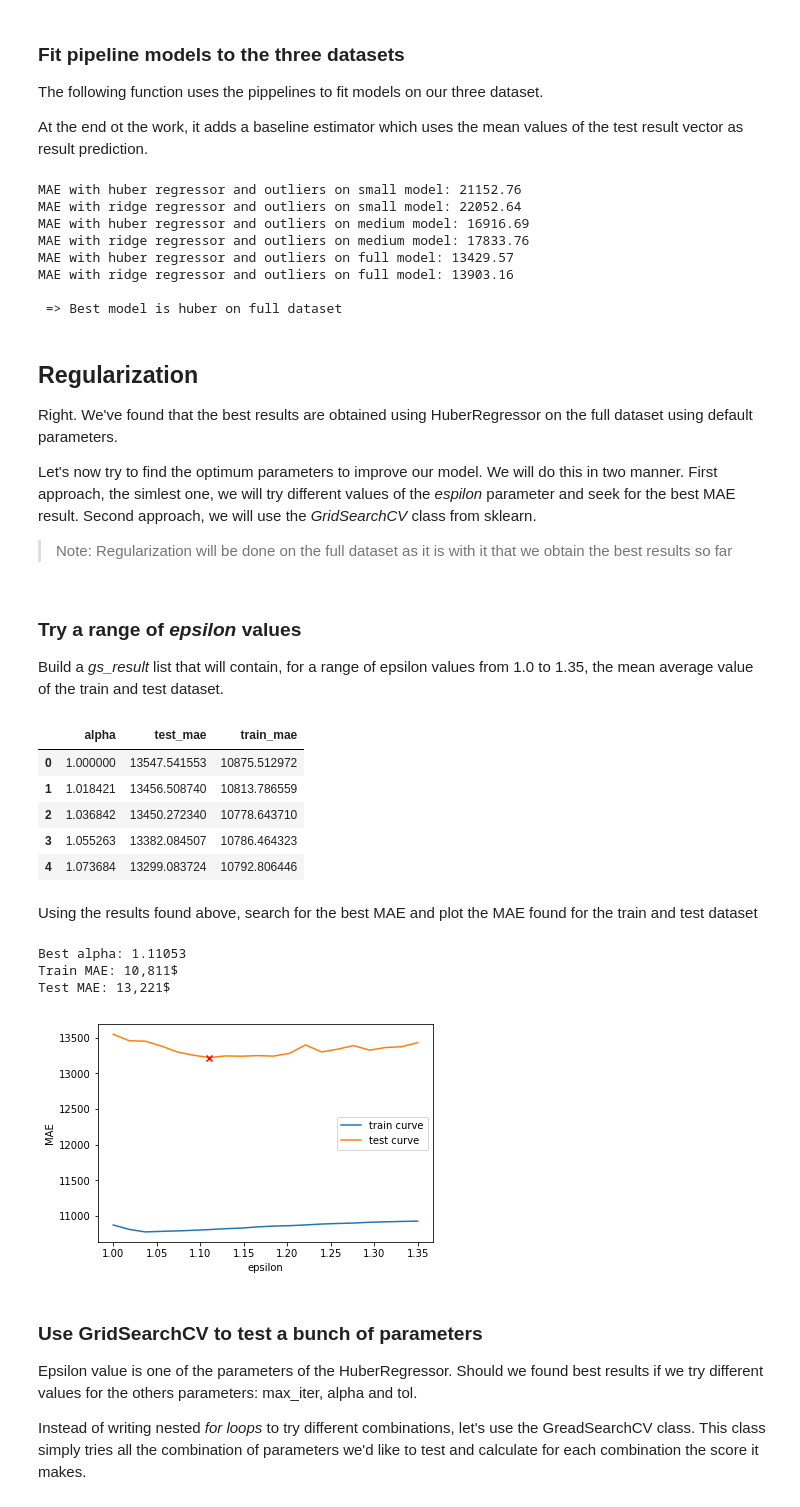
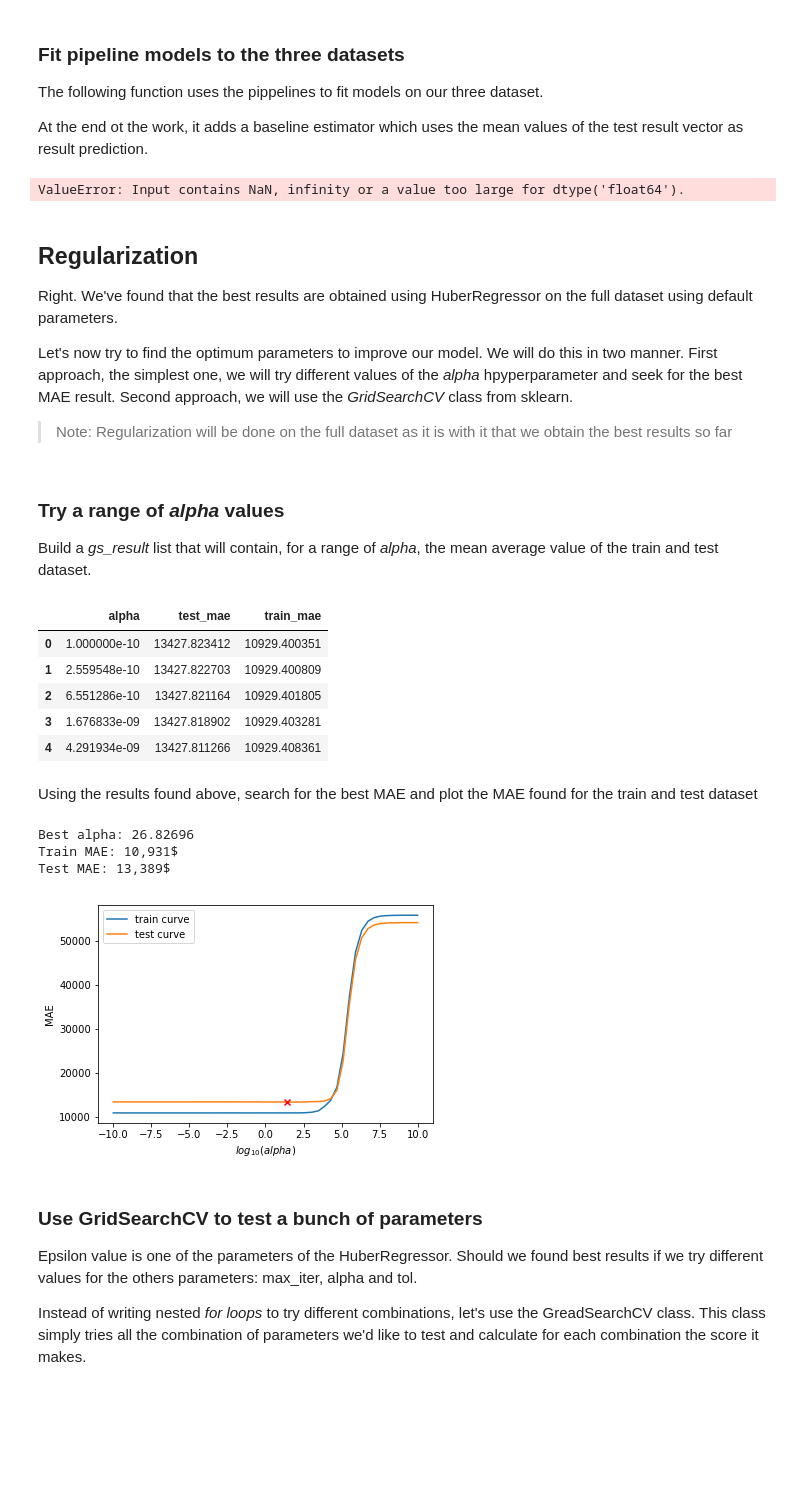
Before and after one commit to xnicolovici/machine_learning, a Jupyter notebook: notebooks/Course No 3/09. Course project/03. Part 2 - House prices/house-prices-solution-2-of-2.ipynb, the cells around one changed output. Drawn from its saved outputs; the diff is of its cells as text; code cells hidden in the pictures; blank space fills up the shorter version.

```diff
--- a/notebooks/Course No 3/09. Course project/03. Part 2 - House prices/house-prices-solution-2-of-2.ipynb
+++ b/notebooks/Course No 3/09. Course project/03. Part 2 - House prices/house-prices-solution-2-of-2.ipynb
@@ -200,10 +200,10 @@ from sklearn.linear_model import Ridge
 from sklearn.metrics import mean_absolute_error as MAE
 # %%
 pipelines = {
-    'huber': Pipeline([
-            ('scaler', StandardScaler()),
-            ('estimator', HuberRegressor())
-        ]),
+    #'huber': Pipeline([
+    #        ('scaler', StandardScaler()),
+    #        ('estimator', HuberRegressor())
+    #    ]),
     'ridge': Pipeline([
             ('scaler', StandardScaler()),
             ('estimator', Ridge())
@@ -222,7 +222,8 @@ At the end ot the work, it adds a baseline estimator which uses the mean values
 def fitModels(model_results=model_results, pipelines=pipelines):
     smallest_mae = None
     best_model = None
-    for model_name in model_results.keys():
+    #for model_name in model_results.keys():
+    for model_name in ['small']:
         model_results[model_name]['regression'] = {}
         for pipeline_name in pipelines.keys():
             # fit model Ridge with outliers
@@ -260,38 +261,30 @@ def fitModels(model_results=model_results, pipelines=pipelines):
 
 fitModels()
 # %% [output]
-MAE with huber regressor and outliers on small model: 21152.76
-MAE with ridge regressor and outliers on small model: 22052.64
-MAE with huber regressor and outliers on medium model: 16916.69
-MAE with ridge regressor and outliers on medium model: 17833.76
-MAE with huber regressor and outliers on full model: 13429.57
-MAE with ridge regressor and outliers on full model: 13903.16
-
- => Best model is huber on full dataset
+ValueError: Input contains NaN, infinity or a value too large for dtype('float64').
 # %% [markdown]
 ## Regularization
 
 Right. We've found that the best results are obtained using HuberRegressor on the full dataset using default parameters.
 
-Let's now try to find the optimum parameters to improve our model. We will do this in two manner. First approach, the simlest one, we will try different values of the *espilon* parameter and seek for the best MAE result. Second approach, we will use the *GridSearchCV* class from sklearn.
+Let's now try to find the optimum parameters to improve our model. We will do this in two manner. First approach, the simplest one, we will try different values of the *alpha* hpyperparameter and seek for the best MAE result. Second approach, we will use the *GridSearchCV* class from sklearn.
 
 > Note: Regularization will be done on the full dataset as it is with it that we obtain the best results so far
 # %% [markdown]
-### Try a range of *epsilon* values
+### Try a range of *alpha* values
 
-Build a *gs_result* list that will contain, for a range of epsilon values from 1.0 to 1.35, the mean average value of the train and test dataset.
+Build a *gs_result* list that will contain, for a range of *alpha*, the mean average value of the train and test dataset.
 # %%
 
 # Variable to store the results
 gs_results = []
 
 # Grid search
-#for alpha in np.logspace(1, 4, num=100):
-for alpha in np.linspace(1.0, 1.35, num=20):
+for alpha in np.logspace(-10, 10, num=50):
     model='huber'
     # Create and fit ridge regression
     #pipelines[model].set_params(**{'ridge__alpha': alpha})
-    pipelines['huber'].set_params(**{'estimator__epsilon': alpha})
+    pipelines['huber'].set_params(**{'estimator__alpha': alpha})
 
     pipelines[model].fit(model_results['full']['X_tr'], model_results['full']['y_tr'])
     #pipelines['huber'].fit(models['complex']['X_tr'], models['complex']['y_tr'])
@@ -308,39 +301,39 @@ gs_results = pd.DataFrame(gs_results)
 gs_results.head()
 # %% [output]
 |  | alpha | test_mae | train_mae |
-| 0 | 1.000000 | 13547.541553 | 10875.512972 |
-| 1 | 1.018421 | 13456.508740 | 10813.786559 |
-| 2 | 1.036842 | 13450.272340 | 10778.643710 |
-| 3 | 1.055263 | 13382.084507 | 10786.464323 |
-| 4 | 1.073684 | 13299.083724 | 10792.806446 |
+| 0 | 1.000000e-10 | 13427.823412 | 10929.400351 |
+| 1 | 2.559548e-10 | 13427.822703 | 10929.400809 |
+| 2 | 6.551286e-10 | 13427.821164 | 10929.401805 |
+| 3 | 1.676833e-09 | 13427.818902 | 10929.403281 |
+| 4 | 4.291934e-09 | 13427.811266 | 10929.408361 |
 # %% [markdown]
 Using the results found above, search for the best MAE and plot the MAE found for the train and test dataset
 # %%
 # Get entry with the best test MAE
 best_result = gs_results.loc[gs_results.test_mae.idxmin()]
 
 # Print the details
 print('Best alpha: {:.5f}'.format(best_result.alpha))
 print('Train MAE: {:,.0f}$'.format(best_result.train_mae))
 print('Test MAE: {:,.0f}$'.format(best_result.test_mae))
 
 # Plot the validation curves
-plt.plot(gs_results['alpha'], gs_results['train_mae'], label='train curve')
-plt.plot(gs_results['alpha'], gs_results['test_mae'], label='test curve')
-#plt.plot(np.log10(gs_results['alpha']), gs_results['train_mae'], label='train curve')
-#plt.plot(np.log10(gs_results['alpha']), gs_results['test_mae'], label='test curve')
+#plt.plot(gs_results['alpha'], gs_results['train_mae'], label='train curve')
+#plt.plot(gs_results['alpha'], gs_results['test_mae'], label='test curve')
+plt.plot(np.log10(gs_results['alpha']), gs_results['train_mae'], label='train curve')
+plt.plot(np.log10(gs_results['alpha']), gs_results['test_mae'], label='test curve')
 
-plt.scatter(best_result.alpha, best_result.test_mae, marker='x', c='red', zorder=10)
+plt.scatter(np.log10(best_result.alpha), best_result.test_mae, marker='x', c='red', zorder=10)
 
-plt.xlabel('epsilon')
+plt.xlabel('$log_{10}(alpha)$')
 plt.ylabel('MAE')
 plt.legend()
 plt.show()
 # %% [output]
-Best alpha: 1.11053
-Train MAE: 10,811$
-Test MAE: 13,221$
+Best alpha: 26.82696
+Train MAE: 10,931$
+Test MAE: 13,389$
-[figure, old version]
+[figure, new version]
 # %% [markdown]
 ### Use GridSearchCV to test a bunch of parameters
 
```
Also changed, not shown: parts of 11 cells of this notebook, 7 other files.
